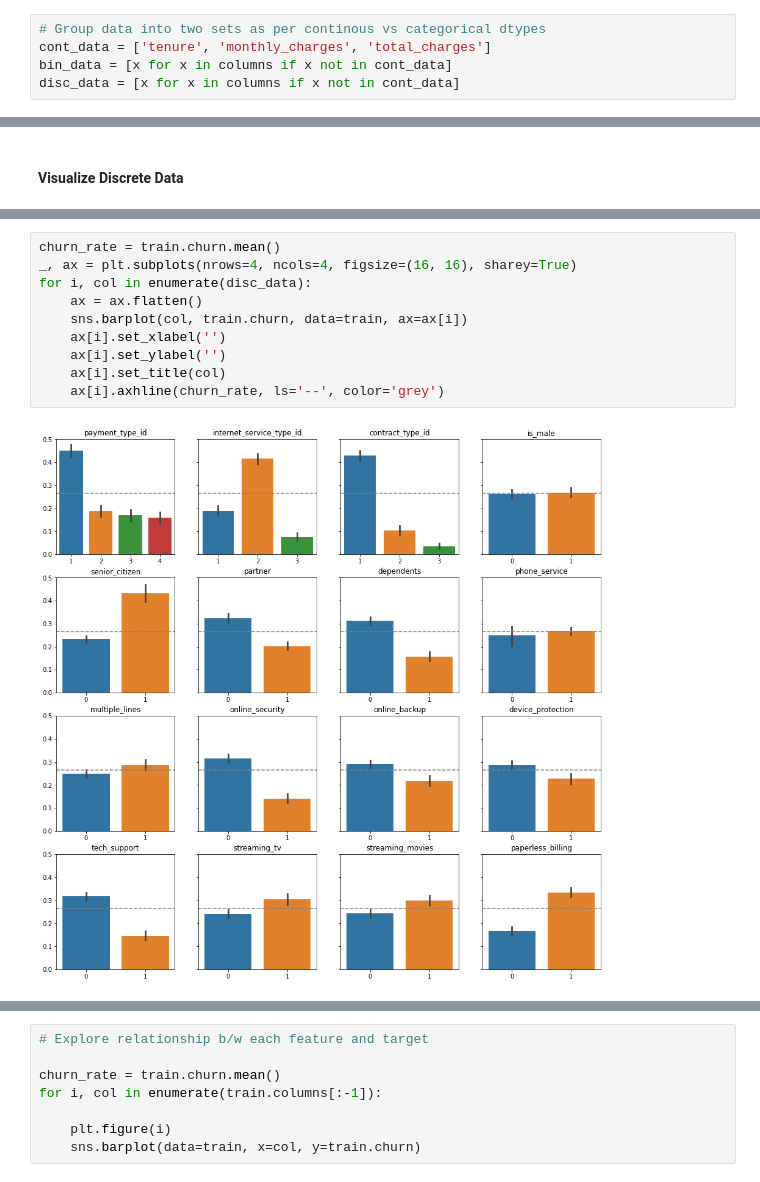
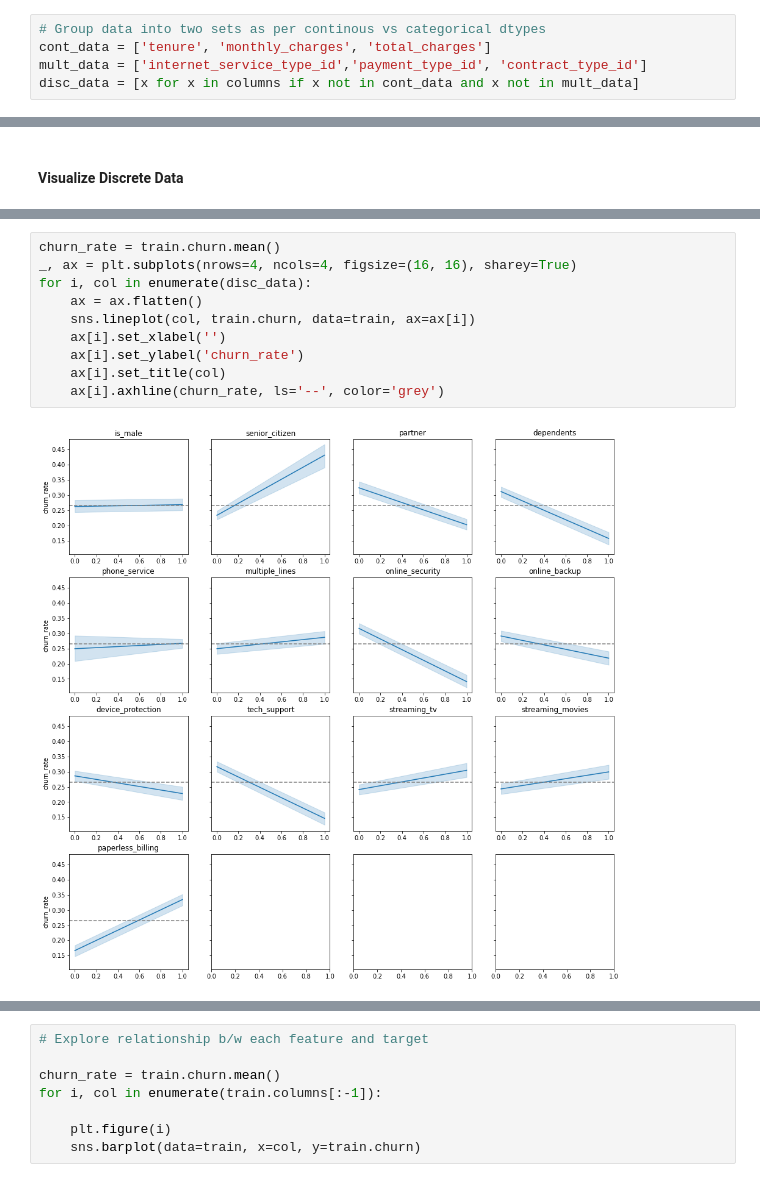
Before and after one commit to albertopuentes/Classification-Project---To-Churn-or-Not-To-Churn, a Jupyter notebook: classification_project.ipynb, the cells around one changed output, grey strips where cells are left out. Drawn from its saved outputs; the diff is of its cells as text.

Commit message:
Classification Project - Data Explore update

```diff
--- a/classification_project.ipynb
+++ b/classification_project.ipynb
@@ -414,5 +414,5 @@ columns
 # %%
 # Group data into two sets as per continous vs categorical dtypes
 cont_data = ['tenure', 'monthly_charges', 'total_charges']
-bin_data = [x for x in columns if x not in cont_data]
-disc_data = [x for x in columns if x not in cont_data]
+mult_data = ['internet_service_type_id','payment_type_id', 'contract_type_id']
+disc_data = [x for x in columns if x not in cont_data and x not in mult_data]
@@ -484,12 +485,12 @@ Text(0.5, 0, 'total_charges')
 # %%
 churn_rate = train.churn.mean()
 _, ax = plt.subplots(nrows=4, ncols=4, figsize=(16, 16), sharey=True)
 for i, col in enumerate(disc_data):
     ax = ax.flatten()
-    sns.barplot(col, train.churn, data=train, ax=ax[i])
+    sns.lineplot(col, train.churn, data=train, ax=ax[i])
     ax[i].set_xlabel('')
-    ax[i].set_ylabel('')
+    ax[i].set_ylabel('churn_rate')
     ax[i].set_title(col)
     ax[i].axhline(churn_rate, ls='--', color='grey')
 # %% [output]
-[figure, old version]
+[figure, new version]
```
Also changed, not shown: parts of 12 cells of this notebook.
